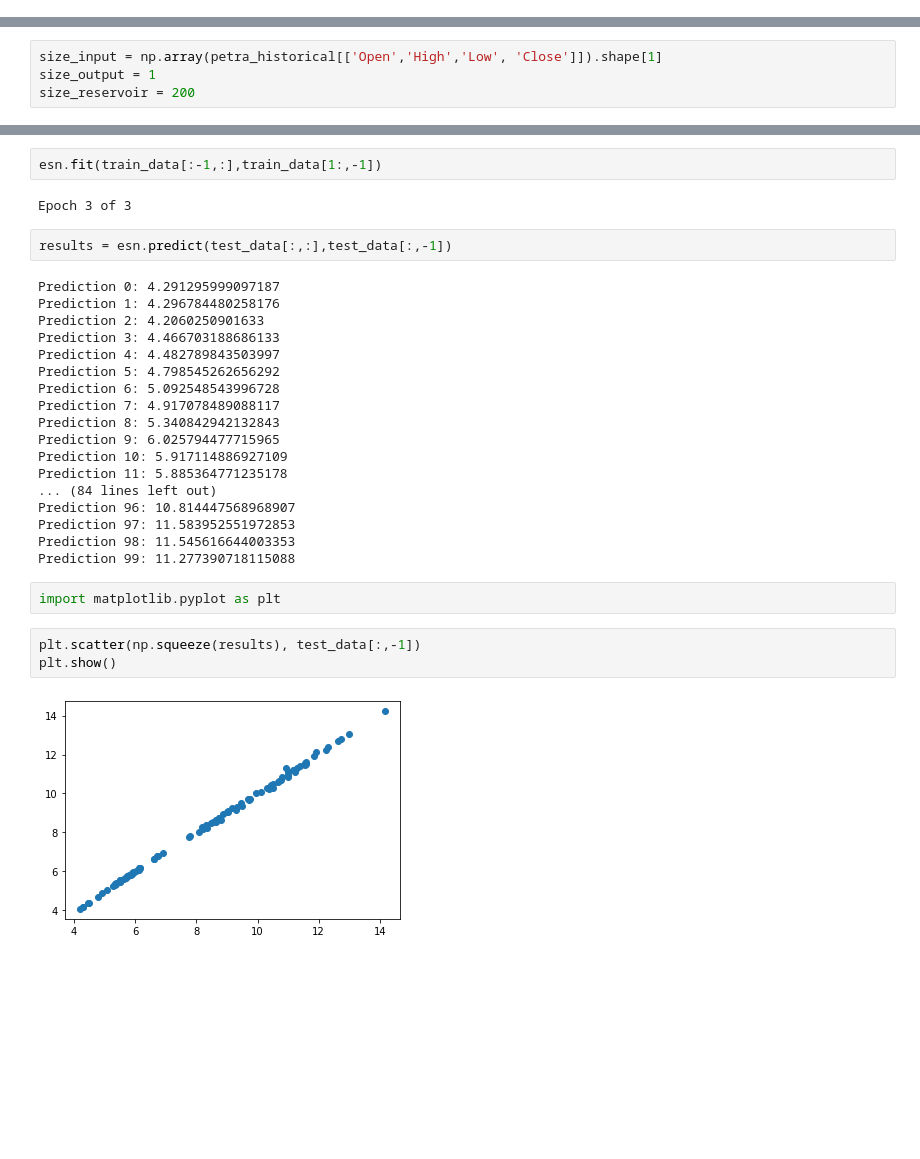
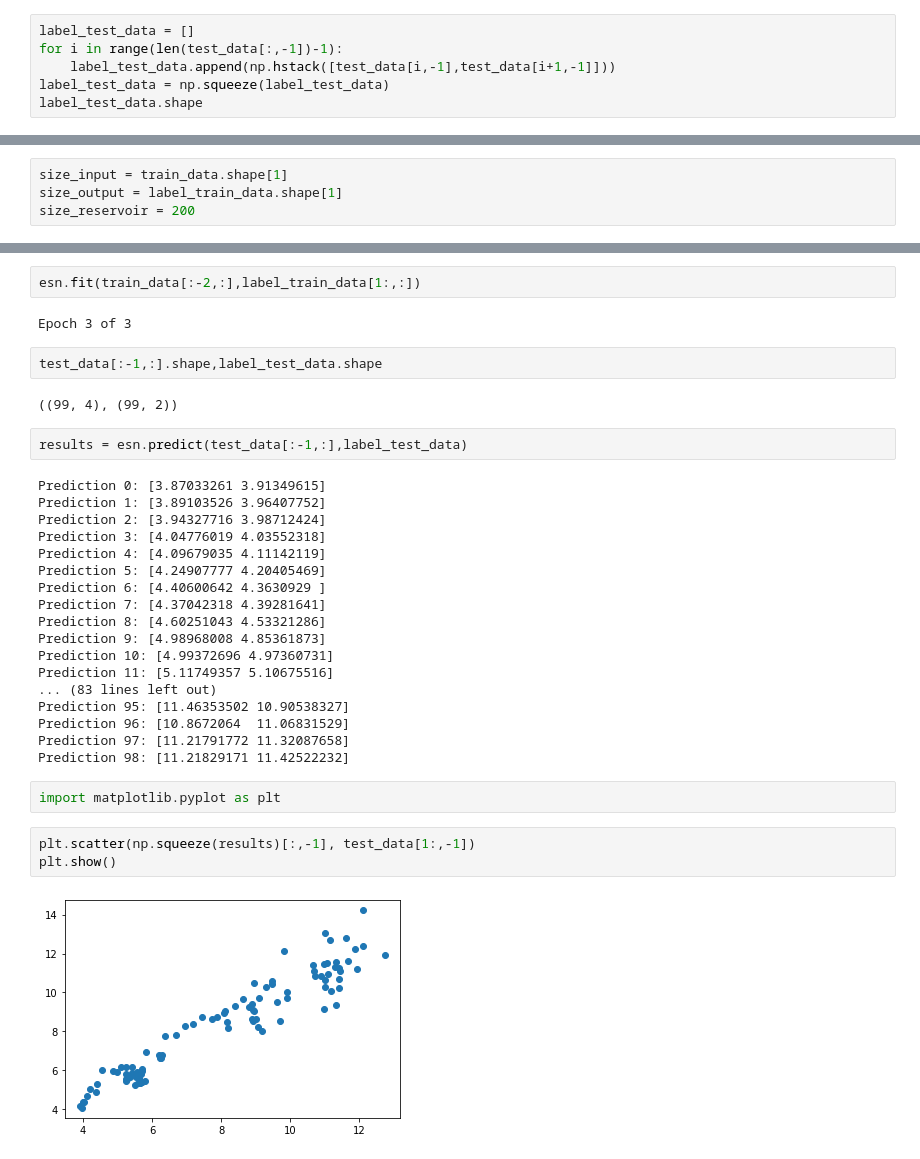
Before and after one commit to maykawlin/Streamlit-app-to-ESN, a Jupyter notebook: notebooks/testing-esn.ipynb, the cells around one changed output, grey strips where cells are left out. Cells and saved outputs as stored; diff of their text form; blank space fills up the shorter version.

```diff
--- a/notebooks/testing-esn.ipynb
+++ b/notebooks/testing-esn.ipynb
@@ -46,0 +42,6 @@ train_data.shape, test_data.shape
+# %%
+label_test_data = []
+for i in range(len(test_data[:,-1])-1):
+    label_test_data.append(np.hstack([test_data[i,-1],test_data[i+1,-1]]))
+label_test_data = np.squeeze(label_test_data)
+label_test_data.shape
@@ -47,6 +50,6 @@ train_data.shape, test_data.shape
 # %%
-size_input = np.array(petra_historical[['Open','High','Low', 'Close']]).shape[1]
-size_output = 1
+size_input = train_data.shape[1]
+size_output = label_train_data.shape[1]
 size_reservoir = 200
 # %%
 esn = New_ESN.ESN(
@@ -70,32 +77,36 @@ W_out.shape:  (1, 205)
 # %%
-esn.fit(train_data[:-1,:],train_data[1:,-1])
+esn.fit(train_data[:-2,:],label_train_data[1:,:])
 # %% [output]
 Epoch 3 of 3
+# %%
+test_data[:-1,:].shape,label_test_data.shape
+# %% [output]
+((99, 4), (99, 2))
 # %%
-results = esn.predict(test_data[:,:],test_data[:,-1])
+results = esn.predict(test_data[:-1,:],label_test_data)
 # %% [output]
-Prediction 0: 4.291295999097187
-Prediction 1: 4.296784480258176
-Prediction 2: 4.2060250901633
-Prediction 3: 4.466703188686133
-Prediction 4: 4.482789843503997
-Prediction 5: 4.798545262656292
-Prediction 6: 5.092548543996728
-Prediction 7: 4.917078489088117
-Prediction 8: 5.340842942132843
-Prediction 9: 6.025794477715965
-Prediction 10: 5.917114886927109
-Prediction 11: 5.885364771235178
-... (84 lines left out)
-Prediction 96: 10.814447568968907
-Prediction 97: 11.583952551972853
-Prediction 98: 11.545616644003353
-Prediction 99: 11.277390718115088
+Prediction 0: [3.87033261 3.91349615]
+Prediction 1: [3.89103526 3.96407752]
+Prediction 2: [3.94327716 3.98712424]
+Prediction 3: [4.04776019 4.03552318]
+Prediction 4: [4.09679035 4.11142119]
+Prediction 5: [4.24907777 4.20405469]
+Prediction 6: [4.40600642 4.3630929 ]
+Prediction 7: [4.37042318 4.39281641]
+Prediction 8: [4.60251043 4.53321286]
+Prediction 9: [4.98968008 4.85361873]
+Prediction 10: [4.99372696 4.97360731]
+Prediction 11: [5.11749357 5.10675516]
+... (83 lines left out)
+Prediction 95: [11.46353502 10.90538327]
+Prediction 96: [10.8672064  11.06831529]
+Prediction 97: [11.21791772 11.32087658]
+Prediction 98: [11.21829171 11.42522232]
 # %%
 import matplotlib.pyplot as plt
 # %%
-plt.scatter(np.squeeze(results), test_data[:,-1])
+plt.scatter(np.squeeze(results)[:,-1], test_data[1:,-1])
 plt.show()
 # %% [output]
-[figure, old version]
+[figure, new version]
 # %%
```
Also changed, not shown: parts of 7 cells of this notebook, 7 other files.
